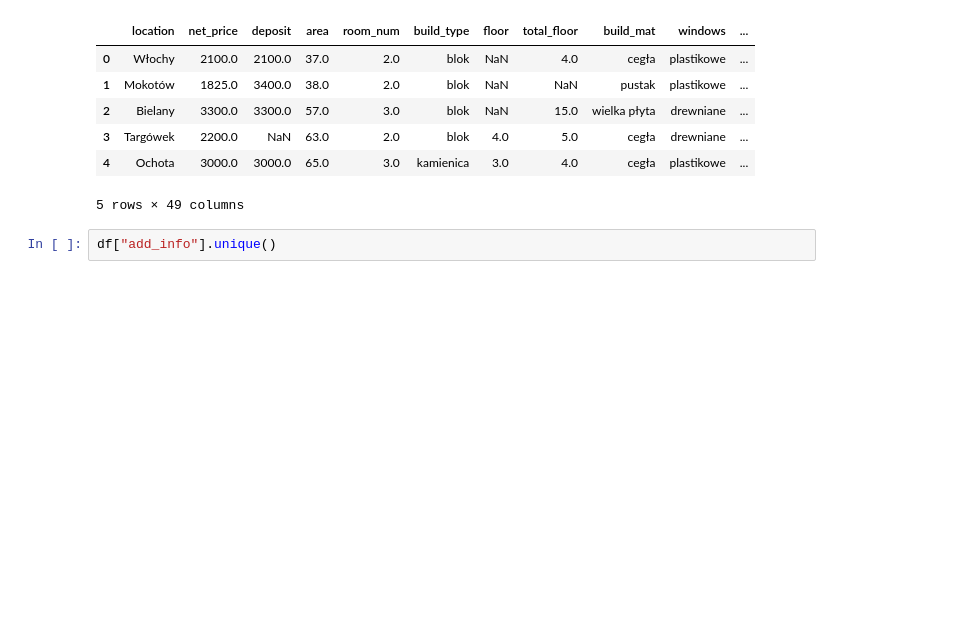
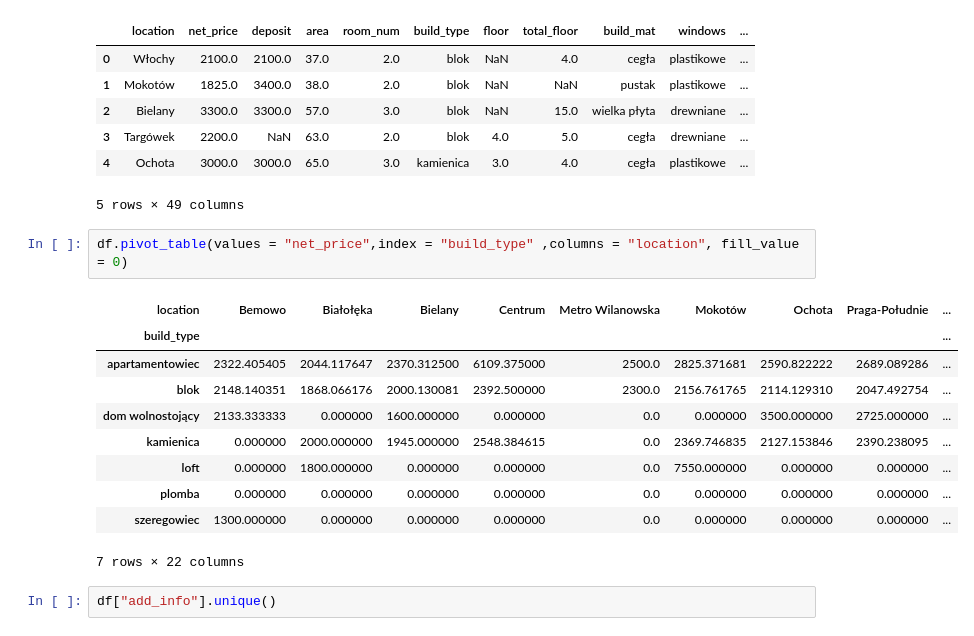
Before and after one commit to filki/Kaggle_Warsaw_rent_prices, a Jupyter notebook: starter.ipynb, the cells around one changed output. Saved outputs shown, nothing was run; the diff lists cells and outputs as text; blank space fills up the shorter version.

Commit message:
Added pivot table for location and flat type

```diff
--- a/starter.ipynb
+++ b/starter.ipynb
@@ -304,6 +304,19 @@ df.head()
 | 3 | Targówek | 2200.0 | NaN | 63.0 | 2.0 | blok | 4.0 | 5.0 | cegła | drewniane | ... |
 | 4 | Ochota | 3000.0 | 3000.0 | 65.0 | 3.0 | kamienica | 3.0 | 4.0 | cegła | plastikowe | ... |
 5 rows × 49 columns
+# %%
+df.pivot_table(values = "net_price",index = "build_type" ,columns = "location", fill_value = 0)
+# %% [output]
+| location | Bemowo | Białołęka | Bielany | Centrum | Metro Wilanowska | Mokotów | Ochota | Praga-Południe | ... |
+| build_type |  |  |  |  |  |  |  |  | ... |
+| apartamentowiec | 2322.405405 | 2044.117647 | 2370.312500 | 6109.375000 | 2500.0 | 2825.371681 | 2590.822222 | 2689.089286 | ... |
+| blok | 2148.140351 | 1868.066176 | 2000.130081 | 2392.500000 | 2300.0 | 2156.761765 | 2114.129310 | 2047.492754 | ... |
+| dom wolnostojący | 2133.333333 | 0.000000 | 1600.000000 | 0.000000 | 0.0 | 0.000000 | 3500.000000 | 2725.000000 | ... |
+| kamienica | 0.000000 | 2000.000000 | 1945.000000 | 2548.384615 | 0.0 | 2369.746835 | 2127.153846 | 2390.238095 | ... |
+| loft | 0.000000 | 1800.000000 | 0.000000 | 0.000000 | 0.0 | 7550.000000 | 0.000000 | 0.000000 | ... |
+| plomba | 0.000000 | 0.000000 | 0.000000 | 0.000000 | 0.0 | 0.000000 | 0.000000 | 0.000000 | ... |
+| szeregowiec | 1300.000000 | 0.000000 | 0.000000 | 0.000000 | 0.0 | 0.000000 | 0.000000 | 0.000000 | ... |
+7 rows × 22 columns
 # %%
 df["add_info"].unique()
 # %% [output]
```
Also changed, not shown: parts of 2 cells of this notebook.
